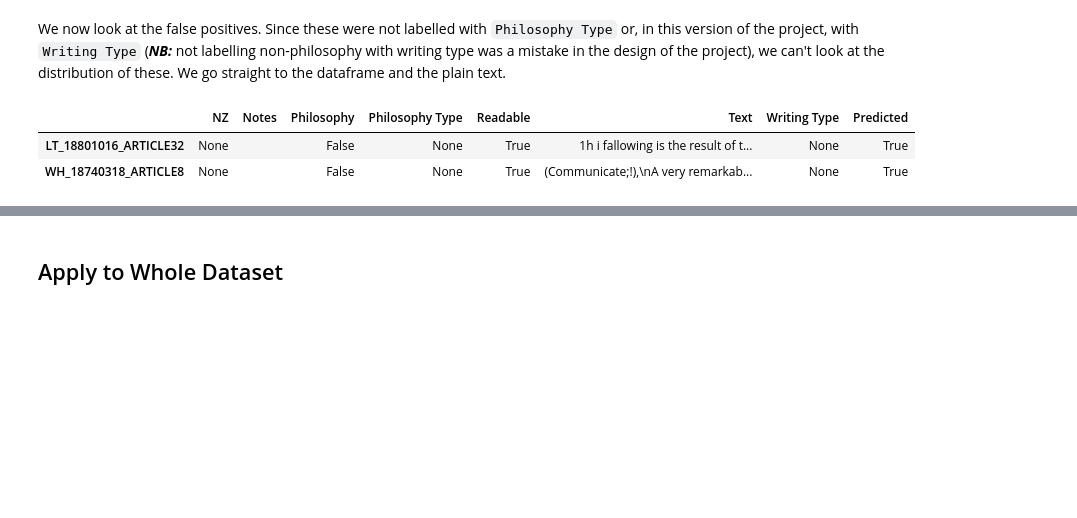
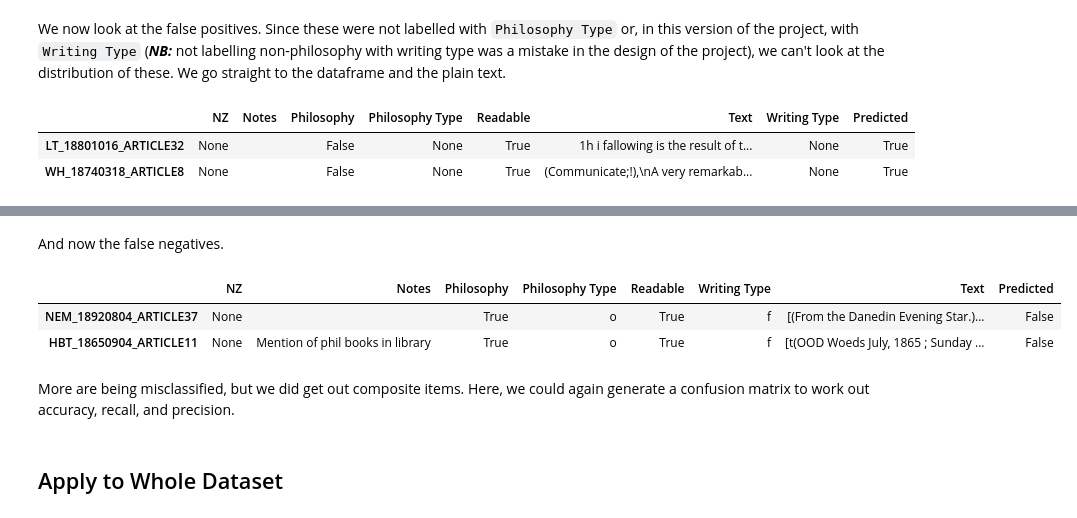
Before and after one commit to JoshuaWilsonBlack/newspaper-philosophy-methods, a Jupyter notebook: Notebooks/Model Fit and Application Stages.ipynb, the cells around one changed output, grey strips where cells are left out. Drawn from its saved outputs; the diff is of its cells as text; code cells hidden in the pictures; blank space fills up the shorter version.

```diff
--- a/Notebooks/Model Fit and Application Stages.ipynb
+++ b/Notebooks/Model Fit and Application Stages.ipynb
@@ -349,0 +456,10 @@ Of the two items which are falsely listed as philosophy, we have one which conta
+# %% [markdown]
+And now the false negatives.
+# %%
+false_negatives = test.loc[(test['Philosophy'] == True)&(test['Predicted'] == False)]
+
+false_negatives
+# %% [output]
+|  | NZ | Notes | Philosophy | Philosophy Type | Readable | Writing Type | Text | Predicted |
+| NEM_18920804_ARTICLE37 | None |  | True | o | True | f | [(From the Danedin Evening Star.)... | False |
+| HBT_18650904_ARTICLE11 | None | Mention of phil books in library | True | o | True | f | [t(OOD Woeds July, 1865 ; Sunday ... | False |
@@ -350,3 +471,5 @@ Of the two items which are falsely listed as philosophy, we have one which conta
+# %% [markdown]
+More are being misclassified, but we did get out composite items. Here, we could again generate a confusion matrix to work out accuracy, recall, and precision.
 # %% [markdown]
 ## Apply to Whole Dataset
 # %% [markdown]
```
Also changed, not shown: parts of 28 cells of this notebook, 3 other files.
